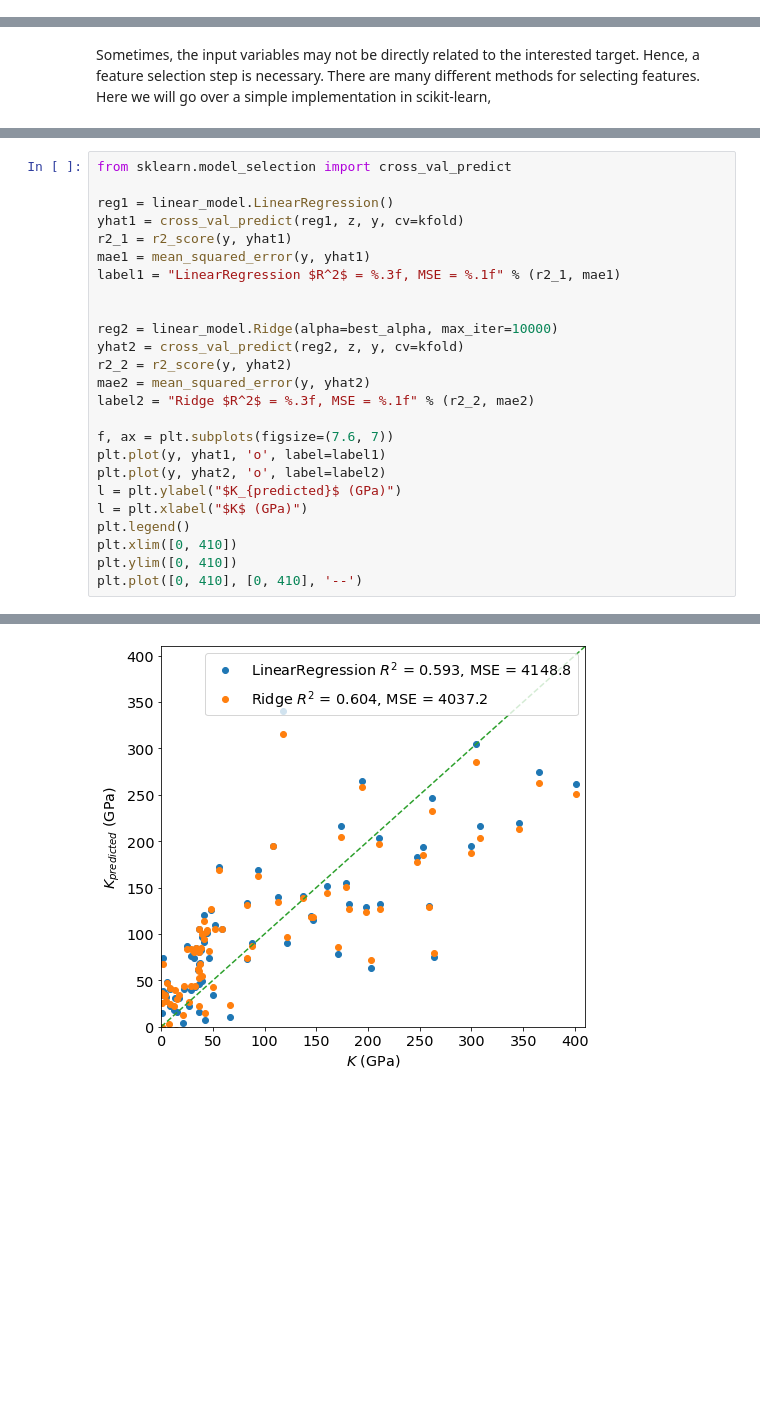
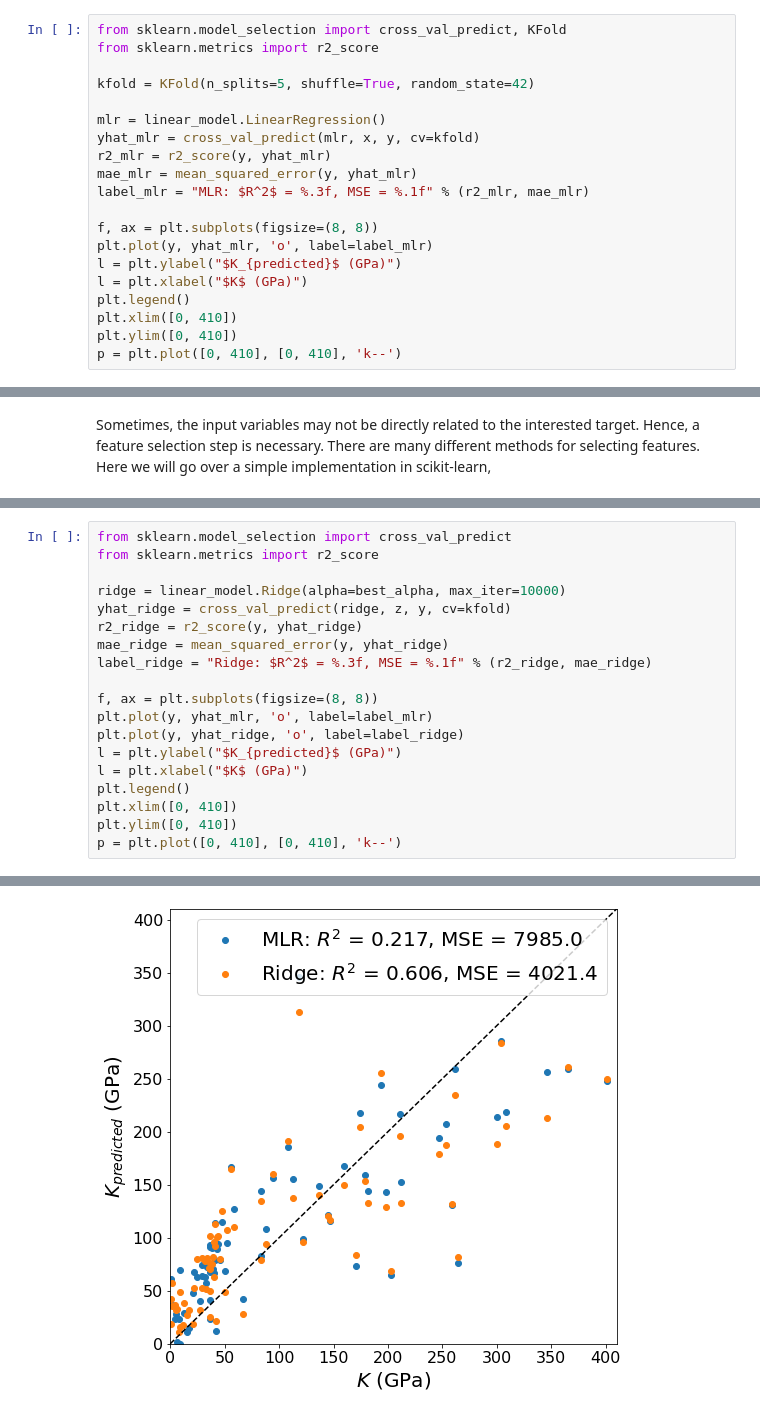
Before and after one commit to materialsvirtuallab/nano281, a Jupyter notebook: lectures/Lecture 2 - Linear methods.ipynb, the cells around one changed output, grey strips where cells are left out. Drawn from its saved outputs; the diff is of its cells as text; blank space fills up the shorter version.

```diff
--- a/lectures/Lecture 2 - Linear methods.ipynb
+++ b/lectures/Lecture 2 - Linear methods.ipynb
@@ -99,0 +103,20 @@ K = -133.6 + 4.71e-02 MP + 2.87e-02 BP + -1.70e-01 Z + 4.75e+01 X + 6.33e+00 r
+# %%
+from sklearn.model_selection import cross_val_predict, KFold
+from sklearn.metrics import r2_score
+
+kfold = KFold(n_splits=5, shuffle=True, random_state=42)
+
+mlr = linear_model.LinearRegression()
+yhat_mlr = cross_val_predict(mlr, x, y, cv=kfold)
+r2_mlr = r2_score(y, yhat_mlr)
+mae_mlr = mean_squared_error(y, yhat_mlr)
+label_mlr = "MLR: $R^2$ = %.3f, MSE = %.1f" % (r2_mlr, mae_mlr)
+
+f, ax = plt.subplots(figsize=(8, 8))
+plt.plot(y, yhat_mlr, 'o', label=label_mlr)
+l = plt.ylabel("$K_{predicted}$ (GPa)")
+l = plt.xlabel("$K$ (GPa)")
+plt.legend()
+plt.xlim([0, 410])
+plt.ylim([0, 410])
+p = plt.plot([0, 410], [0, 410], 'k--')
@@ -193,26 +258,20 @@ K = -73.5 + 4.56e-02 MP + 2.52e-02 BP + 9.81e-03 Z + 3.34e+01 X + -1.52e+01 r
 # %%
 from sklearn.model_selection import cross_val_predict
+from sklearn.metrics import r2_score
 
-reg1 = linear_model.LinearRegression()
-yhat1 = cross_val_predict(reg1, z, y, cv=kfold)
-r2_1 = r2_score(y, yhat1)
-mae1 = mean_squared_error(y, yhat1)
-label1 = "LinearRegression $R^2$ = %.3f, MSE = %.1f" % (r2_1, mae1)
+ridge = linear_model.Ridge(alpha=best_alpha, max_iter=10000)
+yhat_ridge = cross_val_predict(ridge, z, y, cv=kfold)
+r2_ridge = r2_score(y, yhat_ridge)
+mae_ridge = mean_squared_error(y, yhat_ridge)
+label_ridge = "Ridge: $R^2$ = %.3f, MSE = %.1f" % (r2_ridge, mae_ridge)
 
-
-reg2 = linear_model.Ridge(alpha=best_alpha, max_iter=10000)
-yhat2 = cross_val_predict(reg2, z, y, cv=kfold)
-r2_2 = r2_score(y, yhat2)
-mae2 = mean_squared_error(y, yhat2)
-label2 = "Ridge $R^2$ = %.3f, MSE = %.1f" % (r2_2, mae2)
-
-f, ax = plt.subplots(figsize=(7.6, 7))
-plt.plot(y, yhat1, 'o', label=label1)
-plt.plot(y, yhat2, 'o', label=label2)
+f, ax = plt.subplots(figsize=(8, 8))
+plt.plot(y, yhat_mlr, 'o', label=label_mlr)
+plt.plot(y, yhat_ridge, 'o', label=label_ridge)
 l = plt.ylabel("$K_{predicted}$ (GPa)")
 l = plt.xlabel("$K$ (GPa)")
 plt.legend()
 plt.xlim([0, 410])
 plt.ylim([0, 410])
-plt.plot([0, 410], [0, 410], '--')
+p = plt.plot([0, 410], [0, 410], 'k--')
 # %% [output]
@@ -220 +278 @@ plt.plot([0, 410], [0, 410], '--')
-[figure, old version]
+[figure, new version]
```
Also changed, not shown: parts of 33 cells of this notebook.
